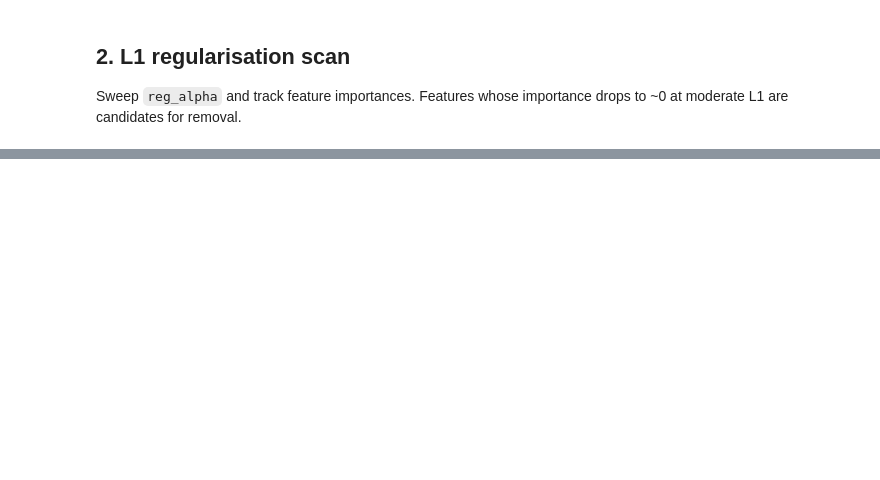
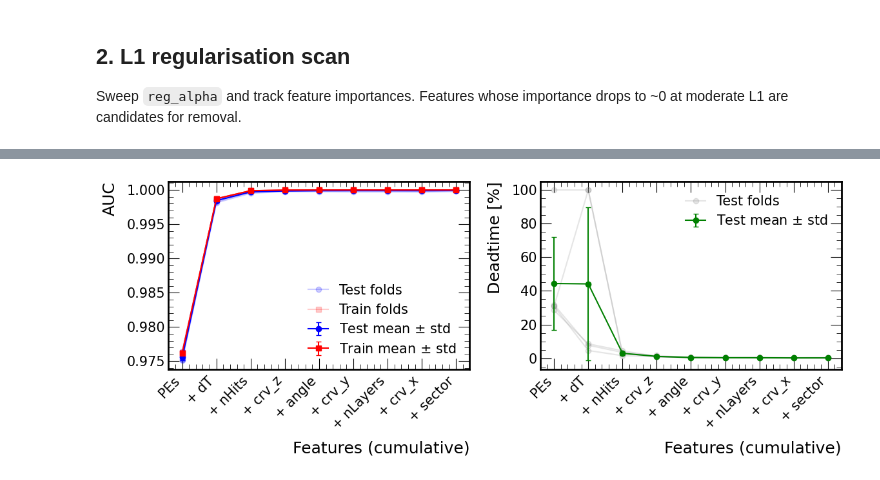
Before and after one commit to sam-grant/mu2e-cosmic, a Jupyter notebook: notebooks/ml/xgboost/feature_engineering.ipynb, the cells around one changed output, grey strips where cells are left out. Drawn from its saved outputs; the diff is of its cells as text; code cells hidden in the pictures; blank space fills up the shorter version.

```diff
--- a/notebooks/ml/xgboost/feature_engineering.ipynb
+++ b/notebooks/ml/xgboost/feature_engineering.ipynb
@@ -521,0 +381,51 @@ display(folds_compare.groupby("model").agg(
+# %%
+# Plot
+xlabels = [feature_order[0]] + [f"+ {f}" for f in feature_order[1:]]
+x = np.arange(1, len(feature_order) + 1)
+
+fig, axes = plt.subplots(1, 2, figsize=(12, 4.8))
+
+# AUC panel — train and test
+ax = axes[0]
+for k in range(len(folds)):
+    train_label=""
+    test_label=""
+    if k == 0:
+        train_label="Train folds"
+        test_label="Test folds"
+    ax.plot(x, fold_aucs[k], "o-", alpha=0.2, color="blue", label=test_label)
+    ax.plot(x, fold_train_aucs[k], "s-", alpha=0.2, color="red", label=train_label)
+mean_test = np.mean(fold_aucs, axis=0)
+std_test = np.std(fold_aucs, axis=0)
+mean_train = np.mean(fold_train_aucs, axis=0)
+std_train = np.std(fold_train_aucs, axis=0)
+ax.errorbar(x, mean_test, yerr=std_test, fmt="o-", color="blue", capsize=3, label="Test mean $\pm$ std")
+ax.errorbar(x, mean_train, yerr=std_train, fmt="s-", color="red", capsize=3, label="Train mean $\pm$ std")
+
+ax.set_xticks(x)
+ax.set_xticklabels(xlabels, rotation=45, ha="right")
+ax.set_ylabel("AUC")
+ax.set_xlabel("Features (cumulative)")
+ax.legend(loc="best")
+
+# Deadtime panel
+ax = axes[1]
+for k in range(len(folds)):
+    label=""
+    if k == 0:
+        label="Test folds"
+    ax.plot(x, fold_deadtimes[k], "o-", alpha=0.2, color="grey", label=label)
+mean_dt = np.mean(fold_deadtimes, axis=0)
+std_dt = np.std(fold_deadtimes, axis=0)
+ax.errorbar(x, mean_dt, yerr=std_dt, fmt="o-", color="green", capsize=3, label="Test mean $\pm$ std")
+ax.set_xticks(x)
+ax.set_xticklabels(xlabels, rotation=45, ha="right")
+ax.set_ylabel("Deadtime [%]")
+ax.set_xlabel("Features (cumulative)")
+ax.legend(loc="best")
+
+plt.tight_layout()
+plt.savefig(f"../../../output/images/ml/{run}/features/forward_selection_cv.png")
+plt.show()
+# %% [output]
+[figure, added]
```
Also changed, not shown: parts of 45 cells of this notebook.
